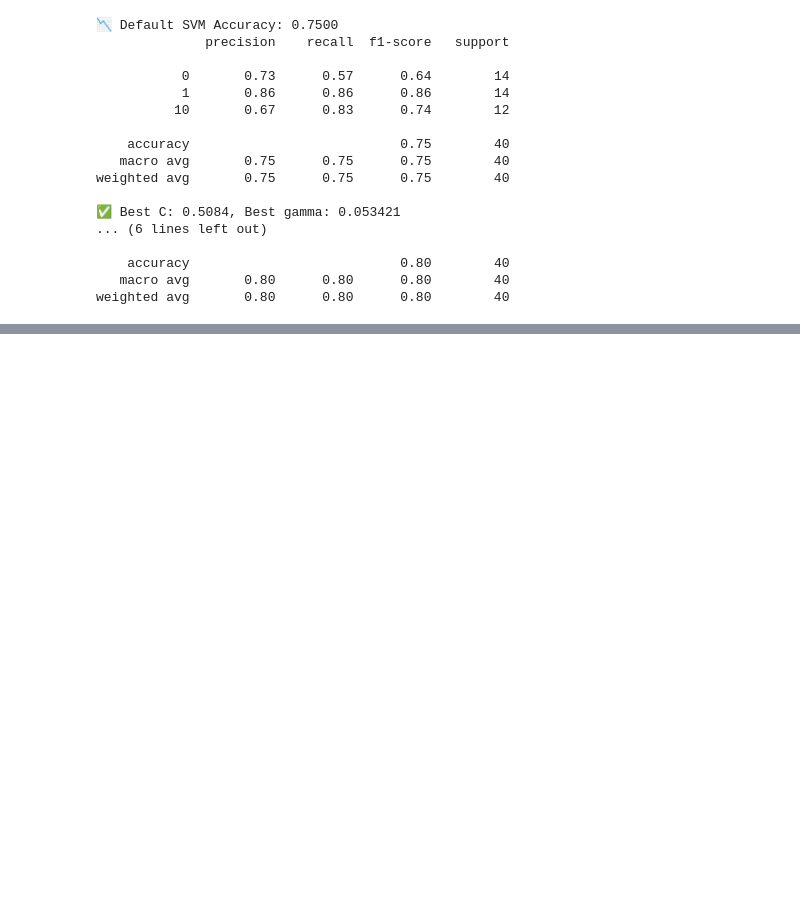
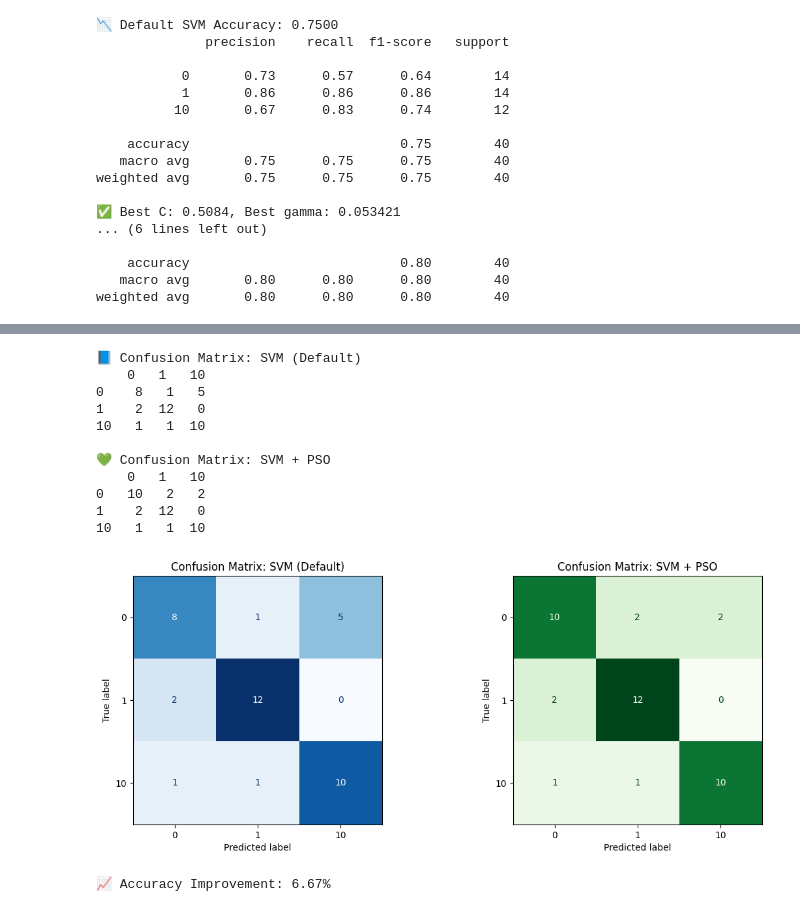
Before and after one commit to verykurniabakti/visenvimu, a Jupyter notebook: overfitting_imu_data_pso_svm.ipynb, the cells around one changed output, grey strips where cells are left out. Drawn from its saved outputs; the diff is of its cells as text; code cells hidden in the pictures; blank space fills up the shorter version.

```diff
--- a/overfitting_imu_data_pso_svm.ipynb
+++ b/overfitting_imu_data_pso_svm.ipynb
@@ -1052,0 +899,49 @@ F1-Score : 0.7623
+# %%
+# 🔹 Step 8: Evaluasi dan visualisasi
+cm_default = confusion_matrix(y_test, y_pred_default)
+cm_pso = confusion_matrix(y_test, y_pred_pso)
+
+# Tabel confusion matrix
+print("\n📘 Confusion Matrix: SVM (Default)")
+cm_default_df = pd.DataFrame(cm_default, index=svm_default.classes_, columns=svm_default.classes_)
+print(cm_default_df.to_string())
+
+print("\n💚 Confusion Matrix: SVM + PSO")
+cm_pso_df = pd.DataFrame(cm_pso, index=svm_pso.classes_, columns=svm_pso.classes_)
+print(cm_pso_df.to_string())
+
+# Visualisasi hanya confusion matrix
+fig, axes = plt.subplots(1, 2, figsize=(12, 5))
+
+# Confusion Matrix Default
+disp_default = ConfusionMatrixDisplay(confusion_matrix=cm_default, display_labels=svm_default.classes_)
+disp_default.plot(ax=axes[0], cmap='Blues', colorbar=False)
+axes[0].set_title("Confusion Matrix: SVM (Default)")
+
+# Confusion Matrix PSO
+disp_pso = ConfusionMatrixDisplay(confusion_matrix=cm_pso, display_labels=svm_pso.classes_)
+disp_pso.plot(ax=axes[1], cmap='Greens', colorbar=False)
+axes[1].set_title("Confusion Matrix: SVM + PSO")
+
+plt.tight_layout()
+plt.subplots_adjust(top=0.88)
+plt.show()
+# %% [output]
+📘 Confusion Matrix: SVM (Default)
+    0   1   10
+0    8   1   5
+1    2  12   0
+10   1   1  10
+
+💚 Confusion Matrix: SVM + PSO
+    0   1   10
+0   10   2   2
+1    2  12   0
+10   1   1  10
+[figure, added]
+# %%
+# Hitung peningkatan akurasi dalam persentase
+acc_improvement = ((acc_pso - acc_default) / acc_default) * 100
+print(f"\n📈 Accuracy Improvement: {acc_improvement:.2f}%")
+# %% [output]
+📈 Accuracy Improvement: 6.67%
```
Also changed, not shown: parts of 7 cells of this notebook, 7 other files.
